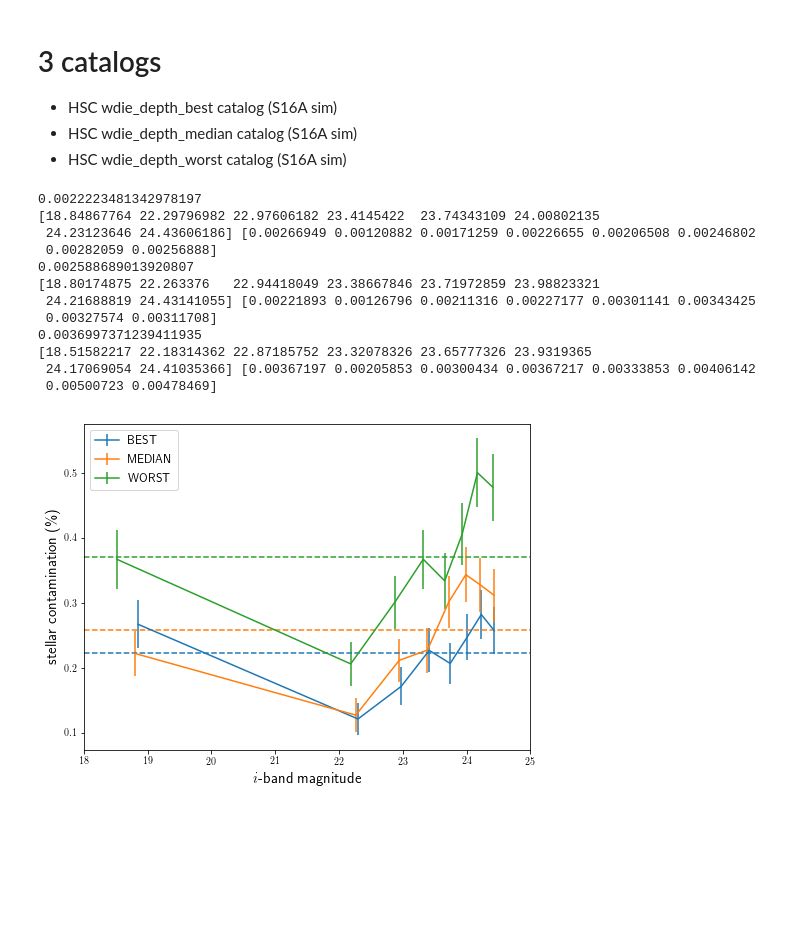
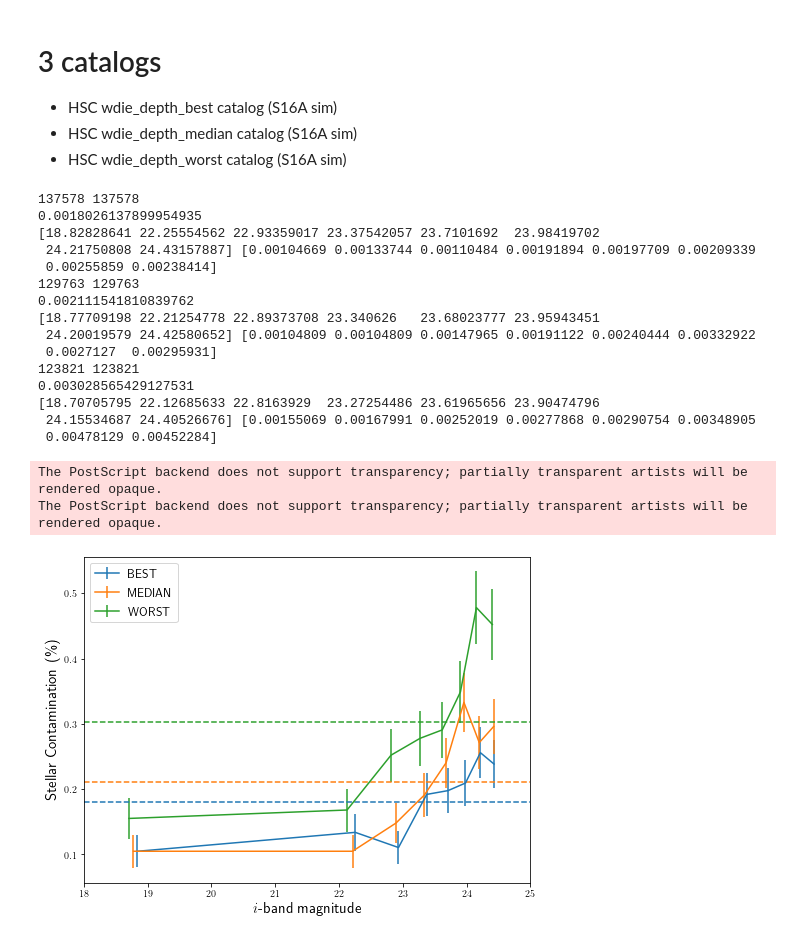
Before and after one commit to mr-superonion/G3sim-HSC, a Jupyter notebook: notebook/blind/5_1-starGal.ipynb, the cells around one changed output. Cells and saved outputs as stored; diff of their text form; code cells hidden in the pictures; blank space fills up the shorter version.

```diff
--- a/notebook/blind/5_1-starGal.ipynb
+++ b/notebook/blind/5_1-starGal.ipynb
@@ -7,10 +7,12 @@ import astropy.io.fits as pyfits
 import astropy.table as astTable
 import sim_analysis_utilities as utilities
 import smatch
-aname='/work/xiangchong.li/work/COSMOS/cosmos_leauthaud_2007/COSMOS_ACS_catalog/acs_clean_only.fits'
-dbDir='./wrkDir/database/s19-COSMOS/'
 if True:
+    aname='/home/xiangchong/work/gw_ipmu/work/COSMOS/cosmos_leauthaud_2007/COSMOS_ACS_catalog/acs_clean_only.fits'
+    dbDir='./wrkDir/database/s19-COSMOS/wcut/'
     outDir      =   './wrkDir/s19/s19-1/anaCat_newS19Mask_fdeltacut/plot/others/'
+else:
+    aname='/work/xiangchong.li/work/COSMOS/cosmos_leauthaud_2007/COSMOS_ACS_catalog/acs_clean_only.fits'
 # %% [output]
 Populating the interactive namespace from numpy and matplotlib
 # %% [markdown]
@@ -29,14 +31,12 @@ wcat=pyfits.getdata(os.path.join(dbDir,'COSMOS_WIDE_DEPTH_WORST.fits'))
 def main(cat0,cat):
     ra=cat0['ALPHAPEAK_J2000']
     dec=cat0['DELTAPEAK_J2000']
-    bmask=utilities.get_wl_flags(cat)
-    cat=cat[bmask]
     bmatch   =   smatch.match(cat['i_ra'],cat['i_dec'],0.6/3600.,ra,dec,maxmatch=1)      # For a galaxy in sim find the closest one in HSC Wide field
     cmsk=np.zeros(len(ra),dtype=bool)
-    cmsk[bmatch['i2']]=True
-    cat1=cat0[cmsk]
+    cat0=cat0[bmatch['i2']]
     cat=cat[bmatch['i1']]
-    fmsk=(cat1['mu_class']==2) & (cat['i_extendedness_value']==1)
+    print(len(cat0),len(cat))
+    fmsk=(cat0['mu_class']==2) & (cat['i_extendedness_value']==1)
     mag=utilities.get_imag(cat)
     nb=9
     if True:
@@ -50,46 +50,51 @@ def main(cat0,cat):
         fmski=fmsk[msk]
         out[i]=np.sum(fmski)/np.sum(msk)
         std[i]=np.sqrt(np.sum(fmski))/np.sum(msk)
-    print(np.sum(fmsk)/len(cat1))
+    print(np.sum(fmsk)/len(cat0))
     magave=(bd[1:]+bd[:-1])/2.
     print(magave,out)
-    return np.sum(fmsk)/len(cat1),magave,out,std
+    return np.sum(fmsk)/len(cat0),magave,out,std
 # %%
 bb,ba,bo,be=main(coscat,bcat)
 mm,ma,mo,me=main(coscat,mcat)
 ww,wa,wo,we=main(coscat,wcat)
 # %% [output]
-0.0022223481342978197
-[18.84867764 22.29796982 22.97606182 23.4145422  23.74343109 24.00802135
- 24.23123646 24.43606186] [0.00266949 0.00120882 0.00171259 0.00226655 0.00206508 0.00246802
- 0.00282059 0.00256888]
-0.002588689013920807
-[18.80174875 22.263376   22.94418049 23.38667846 23.71972859 23.98823321
- 24.21688819 24.43141055] [0.00221893 0.00126796 0.00211316 0.00227177 0.00301141 0.00343425
- 0.00327574 0.00311708]
-0.0036997371239411935
-[18.51582217 22.18314362 22.87185752 23.32078326 23.65777326 23.9319365
- 24.17069054 24.41035366] [0.00367197 0.00205853 0.00300434 0.00367217 0.00333853 0.00406142
- 0.00500723 0.00478469]
+137578 137578
+0.0018026137899954935
+[18.82828641 22.25554562 22.93359017 23.37542057 23.7101692  23.98419702
+ 24.21750808 24.43157887] [0.00104669 0.00133744 0.00110484 0.00191894 0.00197709 0.00209339
+ 0.00255859 0.00238414]
+129763 129763
+0.002111541810839762
+[18.77709198 22.21254778 22.89373708 23.340626   23.68023777 23.95943451
+ 24.20019579 24.42580652] [0.00104809 0.00104809 0.00147965 0.00191122 0.00240444 0.00332922
+ 0.0027127  0.00295931]
+123821 123821
+0.003028565429127531
+[18.70705795 22.12685633 22.8163929  23.27254486 23.61965656 23.90474796
+ 24.15534687 24.40526676] [0.00155069 0.00167991 0.00252019 0.00277868 0.00290754 0.00348905
+ 0.00478129 0.00452284]
 # %%
 cm=plt.get_cmap('tab10')
 xmin=18;xmax=25
 ccp=np.linspace(xmin,xmax,30)
 fig=plt.figure(figsize=(8,6))
 plt.errorbar(ba,bo*100,be*100.,c=cm(0),label='BEST')
 plt.plot(ccp,bb*np.ones(len(ccp))*100,'--',c=cm(0))
 plt.errorbar(ma,mo*100,me*100.,c=cm(1),label='MEDIAN')
 plt.plot(ccp,mm*np.ones(len(ccp))*100,'--',c=cm(1))
 plt.errorbar(wa,wo*100,we*100.,c=cm(2),label='WORST')
 plt.plot(ccp,ww*np.ones(len(ccp))*100,'--',c=cm(2))
 
 plt.xlabel(r'$i$-band magnitude',fontsize=15)
-plt.ylabel('stellar contamination (\%)',fontsize=15)
+plt.ylabel('Stellar Contamination (\%)',fontsize=15)
 plt.xlim(xmin,xmax)
 
 plt.legend(loc='upper left',fontsize=12)
 fig.savefig(os.path.join(outDir,'stellar_contam.eps'))
 fig.savefig(os.path.join(outDir,'stellar_contam.png'))
 # %% [output]
+The PostScript backend does not support transparency; partially transparent artists will be rendered opaque.
+The PostScript backend does not support transparency; partially transparent artists will be rendered opaque.
-[figure, old version]
+[figure, new version]
 # %%
```
Also changed, not shown: parts of 1 cell of this notebook, 17 other files.
